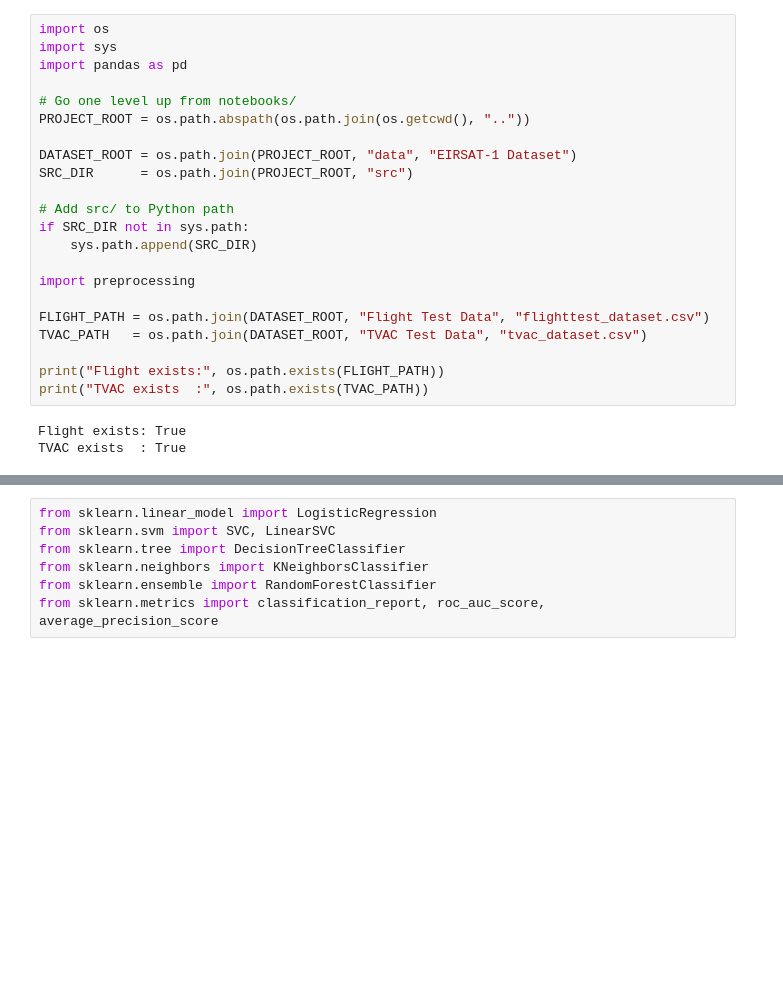
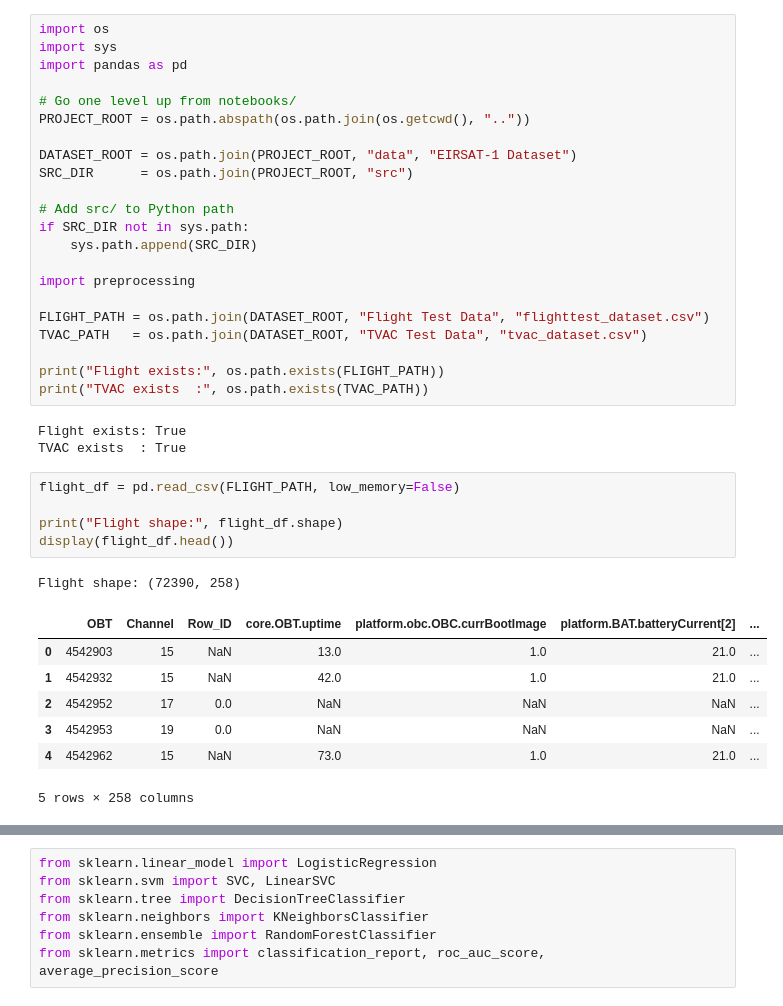
Before and after one commit to pianoforte801/Satellite-Telemetry-Anomaly-Detection-using-Classical-Machine-Learning, a Jupyter notebook: notebooks/FlightTest_Modelling.ipynb, the cells around one changed output, grey strips where cells are left out. Drawn from its saved outputs; the diff is of its cells as text; blank space fills up the shorter version.

```diff
--- a/notebooks/FlightTest_Modelling.ipynb
+++ b/notebooks/FlightTest_Modelling.ipynb
@@ -23,3 +23,17 @@ print("TVAC exists  :", os.path.exists(TVAC_PATH))
 # %% [output]
 Flight exists: True
 TVAC exists  : True
+# %%
+flight_df = pd.read_csv(FLIGHT_PATH, low_memory=False)
+
+print("Flight shape:", flight_df.shape)
+display(flight_df.head())
+# %% [output]
+Flight shape: (72390, 258)
+|  | OBT | Channel | Row_ID | core.OBT.uptime | platform.obc.OBC.currBootImage | platform.BAT.batteryCurrent[2] | ... |
+| 0 | 4542903 | 15 | NaN | 13.0 | 1.0 | 21.0 | ... |
+| 1 | 4542932 | 15 | NaN | 42.0 | 1.0 | 21.0 | ... |
+| 2 | 4542952 | 17 | 0.0 | NaN | NaN | NaN | ... |
+| 3 | 4542953 | 19 | 0.0 | NaN | NaN | NaN | ... |
+| 4 | 4542962 | 15 | NaN | 73.0 | 1.0 | 21.0 | ... |
+5 rows × 258 columns
```
Also changed, not shown: parts of 3 cells of this notebook, 2 other files.
